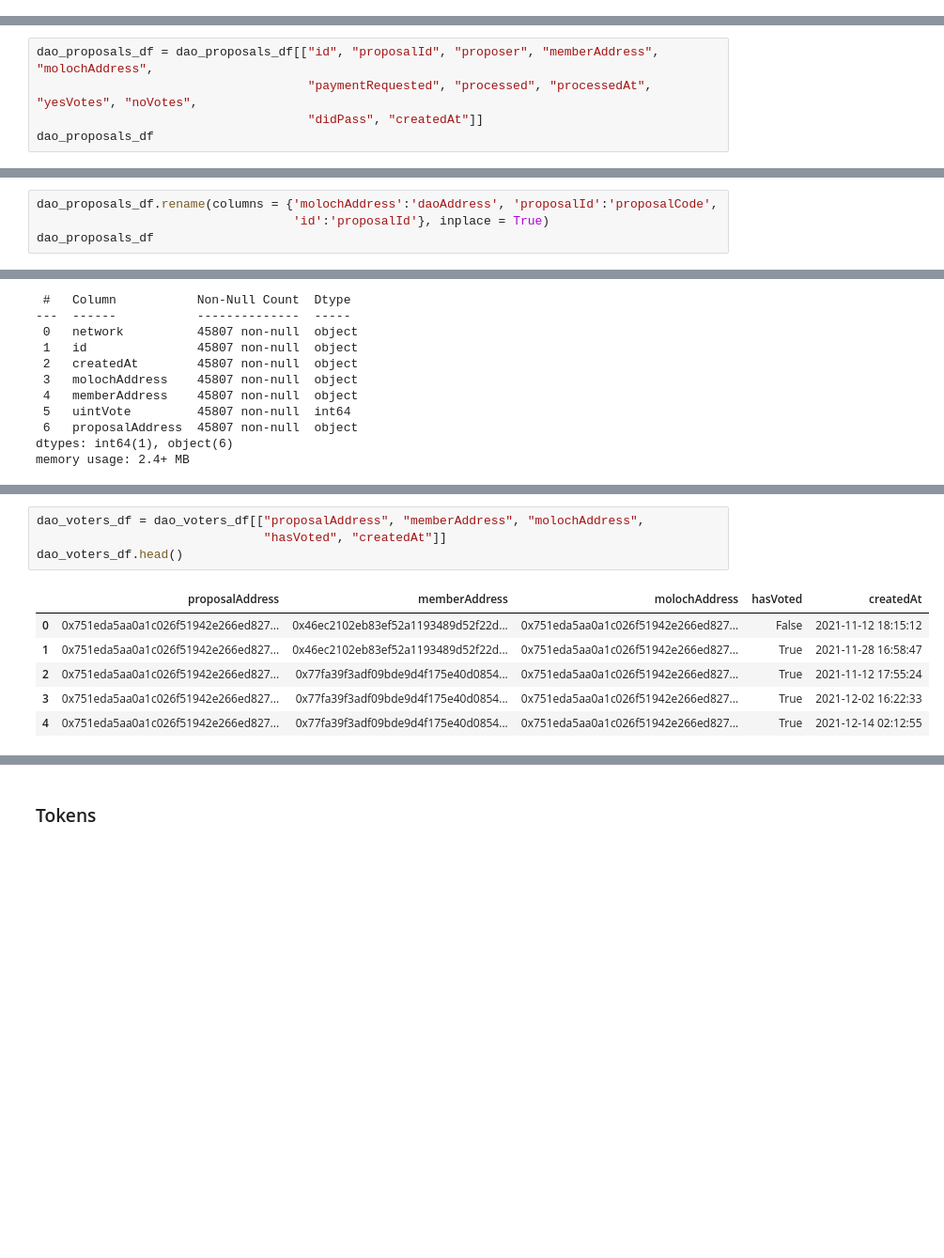
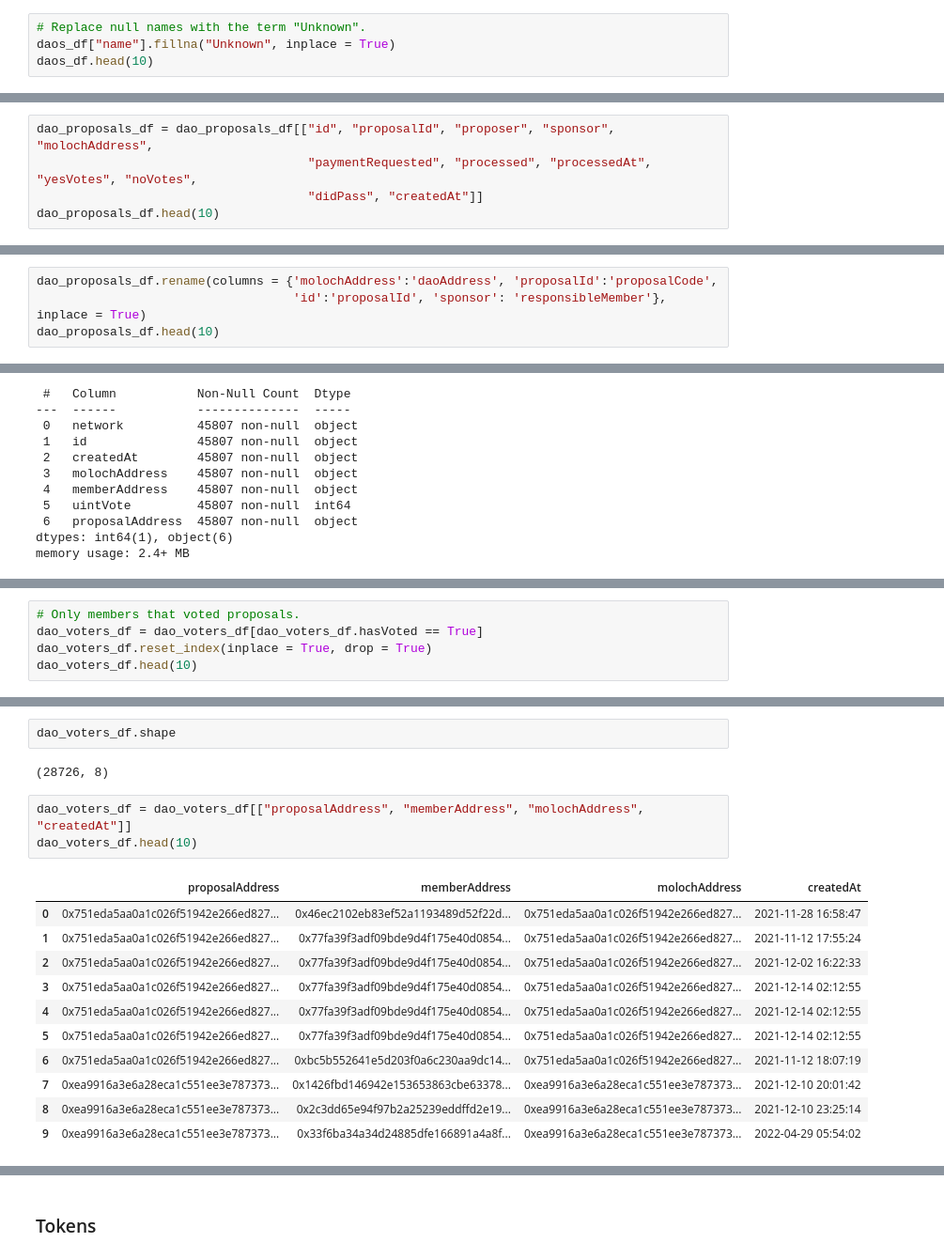
Before and after one commit to Grasia/semantic-web3-dao, a Jupyter notebook: knowledge_graph/KnowledgeGraph-Web3-DAO.ipynb, the cells around one changed output, grey strips where cells are left out. Shown at 94% size. Cells and saved outputs as stored; diff of their text form; blank space fills up the shorter version.

```diff
--- a/knowledge_graph/KnowledgeGraph-Web3-DAO.ipynb
+++ b/knowledge_graph/KnowledgeGraph-Web3-DAO.ipynb
@@ -176,3 +182,7 @@ Data columns (total 4 columns):
  3   createdAt   3323 non-null   datetime64[ns]
 dtypes: datetime64[ns](1), object(3)
 memory usage: 104.0+ KB
+# %%
+# Replace null names with the term "Unknown".
+daos_df["name"].fillna("Unknown", inplace = True)
+daos_df.head(10)
@@ -407,6 +425,6 @@ dao_proposals_df.head()
 # %%
-dao_proposals_df = dao_proposals_df[["id", "proposalId", "proposer", "memberAddress", "molochAddress",
+dao_proposals_df = dao_proposals_df[["id", "proposalId", "proposer", "sponsor", "molochAddress",
                                      "paymentRequested", "processed", "processedAt", "yesVotes", "noVotes",
                                      "didPass", "createdAt"]]
-dao_proposals_df
+dao_proposals_df.head(10)
 # %% [output]
@@ -426,5 +442,5 @@ dao_proposals_df
 # %%
 dao_proposals_df.rename(columns = {'molochAddress':'daoAddress', 'proposalId':'proposalCode',
-                                   'id':'proposalId'}, inplace = True)
-dao_proposals_df
+                                   'id':'proposalId', 'sponsor': 'responsibleMember'}, inplace = True)
+dao_proposals_df.head(10)
 # %% [output]
@@ -709,0 +665,5 @@ dao_voters_df.head()
+# %%
+# Only members that voted proposals.
+dao_voters_df = dao_voters_df[dao_voters_df.hasVoted == True]
+dao_voters_df.reset_index(inplace = True, drop = True)
+dao_voters_df.head(10)
@@ -710,13 +682,21 @@ dao_voters_df.head()
+# %%
+dao_voters_df.shape
+# %% [output]
+(28726, 8)
 # %%
-dao_voters_df = dao_voters_df[["proposalAddress", "memberAddress", "molochAddress",
-                               "hasVoted", "createdAt"]]
-dao_voters_df.head()
+dao_voters_df = dao_voters_df[["proposalAddress", "memberAddress", "molochAddress", "createdAt"]]
+dao_voters_df.head(10)
 # %% [output]
-|  | proposalAddress | memberAddress | molochAddress | hasVoted | createdAt |
-| 0 | 0x751eda5aa0a1c026f51942e266ed827... | 0x46ec2102eb83ef52a1193489d52f22d... | 0x751eda5aa0a1c026f51942e266ed827... | False | 2021-11-12 18:15:12 |
-| 1 | 0x751eda5aa0a1c026f51942e266ed827... | 0x46ec2102eb83ef52a1193489d52f22d... | 0x751eda5aa0a1c026f51942e266ed827... | True | 2021-11-28 16:58:47 |
-| 2 | 0x751eda5aa0a1c026f51942e266ed827... | 0x77fa39f3adf09bde9d4f175e40d0854... | 0x751eda5aa0a1c026f51942e266ed827... | True | 2021-11-12 17:55:24 |
-| 3 | 0x751eda5aa0a1c026f51942e266ed827... | 0x77fa39f3adf09bde9d4f175e40d0854... | 0x751eda5aa0a1c026f51942e266ed827... | True | 2021-12-02 16:22:33 |
-| 4 | 0x751eda5aa0a1c026f51942e266ed827... | 0x77fa39f3adf09bde9d4f175e40d0854... | 0x751eda5aa0a1c026f51942e266ed827... | True | 2021-12-14 02:12:55 |
+|  | proposalAddress | memberAddress | molochAddress | createdAt |
+| 0 | 0x751eda5aa0a1c026f51942e266ed827... | 0x46ec2102eb83ef52a1193489d52f22d... | 0x751eda5aa0a1c026f51942e266ed827... | 2021-11-28 16:58:47 |
+| 1 | 0x751eda5aa0a1c026f51942e266ed827... | 0x77fa39f3adf09bde9d4f175e40d0854... | 0x751eda5aa0a1c026f51942e266ed827... | 2021-11-12 17:55:24 |
+| 2 | 0x751eda5aa0a1c026f51942e266ed827... | 0x77fa39f3adf09bde9d4f175e40d0854... | 0x751eda5aa0a1c026f51942e266ed827... | 2021-12-02 16:22:33 |
+| 3 | 0x751eda5aa0a1c026f51942e266ed827... | 0x77fa39f3adf09bde9d4f175e40d0854... | 0x751eda5aa0a1c026f51942e266ed827... | 2021-12-14 02:12:55 |
+| 4 | 0x751eda5aa0a1c026f51942e266ed827... | 0x77fa39f3adf09bde9d4f175e40d0854... | 0x751eda5aa0a1c026f51942e266ed827... | 2021-12-14 02:12:55 |
+| 5 | 0x751eda5aa0a1c026f51942e266ed827... | 0x77fa39f3adf09bde9d4f175e40d0854... | 0x751eda5aa0a1c026f51942e266ed827... | 2021-12-14 02:12:55 |
+| 6 | 0x751eda5aa0a1c026f51942e266ed827... | 0xbc5b552641e5d203f0a6c230aa9dc14... | 0x751eda5aa0a1c026f51942e266ed827... | 2021-11-12 18:07:19 |
+| 7 | 0xea9916a3e6a28eca1c551ee3e787373... | 0x1426fbd146942e153653863cbe63378... | 0xea9916a3e6a28eca1c551ee3e787373... | 2021-12-10 20:01:42 |
+| 8 | 0xea9916a3e6a28eca1c551ee3e787373... | 0x2c3dd65e94f97b2a25239eddffd2e19... | 0xea9916a3e6a28eca1c551ee3e787373... | 2021-12-10 23:25:14 |
+| 9 | 0xea9916a3e6a28eca1c551ee3e787373... | 0x33f6ba34a34d24885dfe166891a4a8f... | 0xea9916a3e6a28eca1c551ee3e787373... | 2022-04-29 05:54:02 |
 # %%
 dao_voters_df.rename(columns = {'molochAddress':'daoAddress', 'proposalAddress':'proposalId'}, inplace = True)
```
Also changed, not shown: parts of 150 cells of this notebook, 10 other files.
